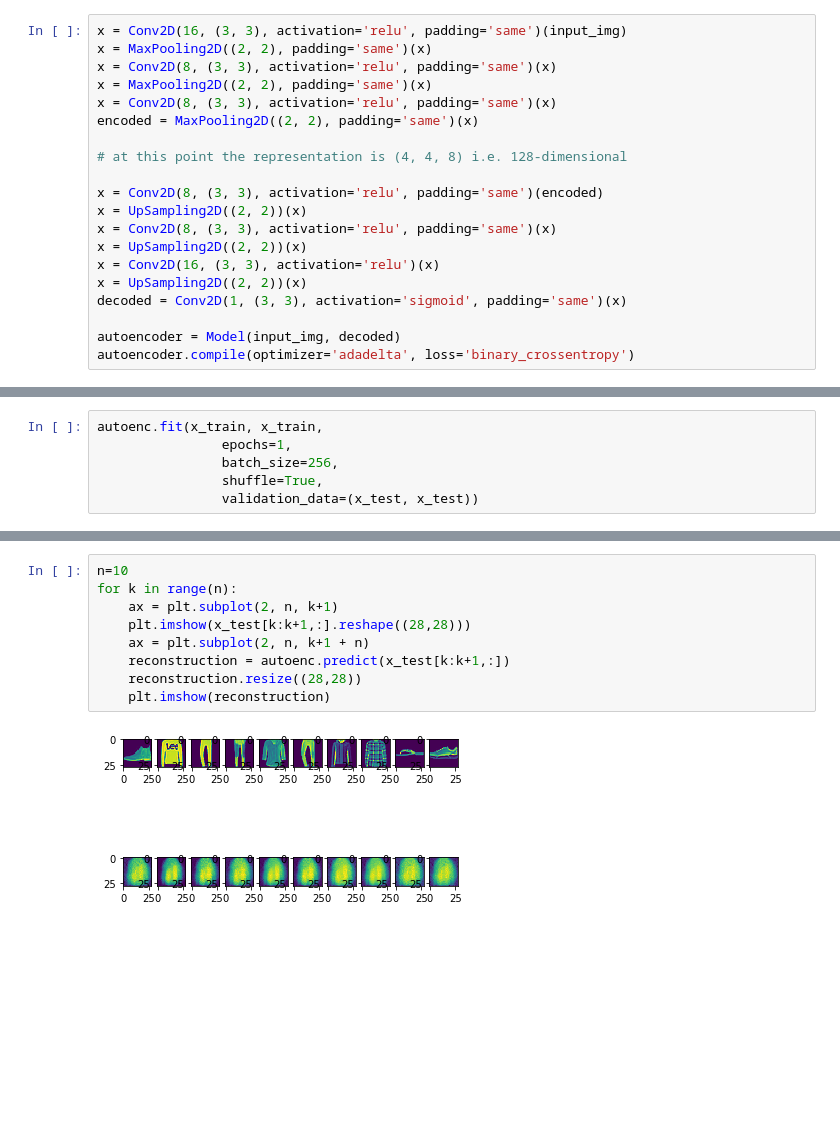
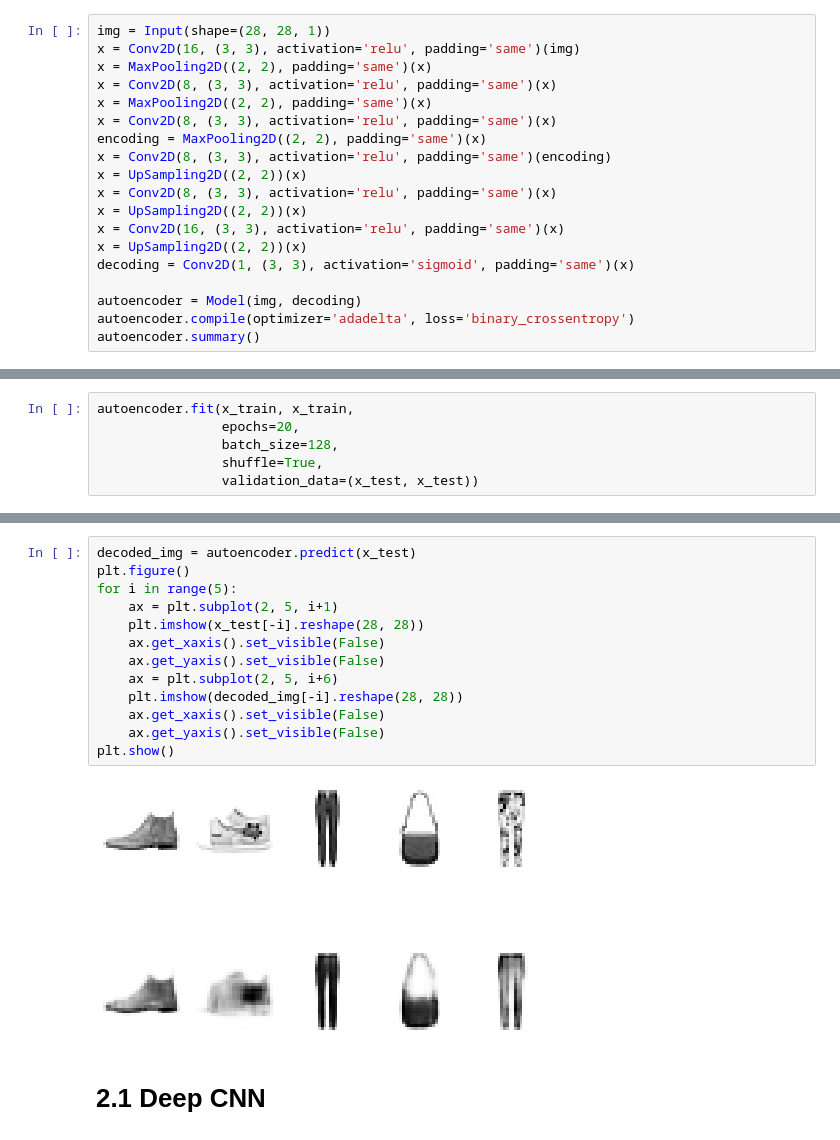
Before and after one commit to Chia-Hsuan/DeepLearning, a Jupyter notebook: hw2/HW2.ipynb, the cells around one changed output, grey strips where cells are left out. Drawn from its saved outputs; the diff is of its cells as text; blank space fills up the shorter version.

```diff
--- a/hw2/HW2.ipynb
+++ b/hw2/HW2.ipynb
@@ -22,23 +45,22 @@ print (x_train.shape)
 # %% [output]
 (60000, 28, 28, 1)
 # %%
-x = Conv2D(16, (3, 3), activation='relu', padding='same')(input_img)
+img = Input(shape=(28, 28, 1))
+x = Conv2D(16, (3, 3), activation='relu', padding='same')(img)
 x = MaxPooling2D((2, 2), padding='same')(x)
 x = Conv2D(8, (3, 3), activation='relu', padding='same')(x)
 x = MaxPooling2D((2, 2), padding='same')(x)
 x = Conv2D(8, (3, 3), activation='relu', padding='same')(x)
-encoded = MaxPooling2D((2, 2), padding='same')(x)
-
-# at this point the representation is (4, 4, 8) i.e. 128-dimensional
-
-x = Conv2D(8, (3, 3), activation='relu', padding='same')(encoded)
+encoding = MaxPooling2D((2, 2), padding='same')(x)
+x = Conv2D(8, (3, 3), activation='relu', padding='same')(encoding)
 x = UpSampling2D((2, 2))(x)
 x = Conv2D(8, (3, 3), activation='relu', padding='same')(x)
 x = UpSampling2D((2, 2))(x)
-x = Conv2D(16, (3, 3), activation='relu')(x)
+x = Conv2D(16, (3, 3), activation='relu', padding='same')(x)
 x = UpSampling2D((2, 2))(x)
-decoded = Conv2D(1, (3, 3), activation='sigmoid', padding='same')(x)
+decoding = Conv2D(1, (3, 3), activation='sigmoid', padding='same')(x)
 
-autoencoder = Model(input_img, decoded)
+autoencoder = Model(img, decoding)
 autoencoder.compile(optimizer='adadelta', loss='binary_crossentropy')
+autoencoder.summary()
 # %% [output]
@@ -52,7 +84,7 @@ autoenc.compile(optimizer='adadelta', loss='mean_squared_error')
 # %%
-autoenc.fit(x_train, x_train,
-                epochs=1,
-                batch_size=256,
+autoencoder.fit(x_train, x_train,
+                epochs=20,
+                batch_size=128,
                 shuffle=True,
                 validation_data=(x_test, x_test))
 # %% [output]
@@ -62,12 +108,18 @@ Epoch 1/1
 <keras.callbacks.History at 0x...>
-# %%
-n=10
-for k in range(n):
-    ax = plt.subplot(2, n, k+1)
-    plt.imshow(x_test[k:k+1,:].reshape((28,28)))
-    ax = plt.subplot(2, n, k+1 + n)
-    reconstruction = autoenc.predict(x_test[k:k+1,:])
-    reconstruction.resize((28,28))
-    plt.imshow(reconstruction)
-# %% [output]
-[figure, removed]
+# %%
+decoded_img = autoencoder.predict(x_test)
+plt.figure()
+for i in range(5):
+    ax = plt.subplot(2, 5, i+1)
+    plt.imshow(x_test[-i].reshape(28, 28))
+    ax.get_xaxis().set_visible(False)
+    ax.get_yaxis().set_visible(False)
+    ax = plt.subplot(2, 5, i+6)
+    plt.imshow(decoded_img[-i].reshape(28, 28))
+    ax.get_xaxis().set_visible(False)
+    ax.get_yaxis().set_visible(False)
+plt.show()
+# %% [output]
+[figure, added]
+# %% [markdown]
+# 2.1 Deep CNN
```
Also changed, not shown: parts of 17 cells of this notebook.
